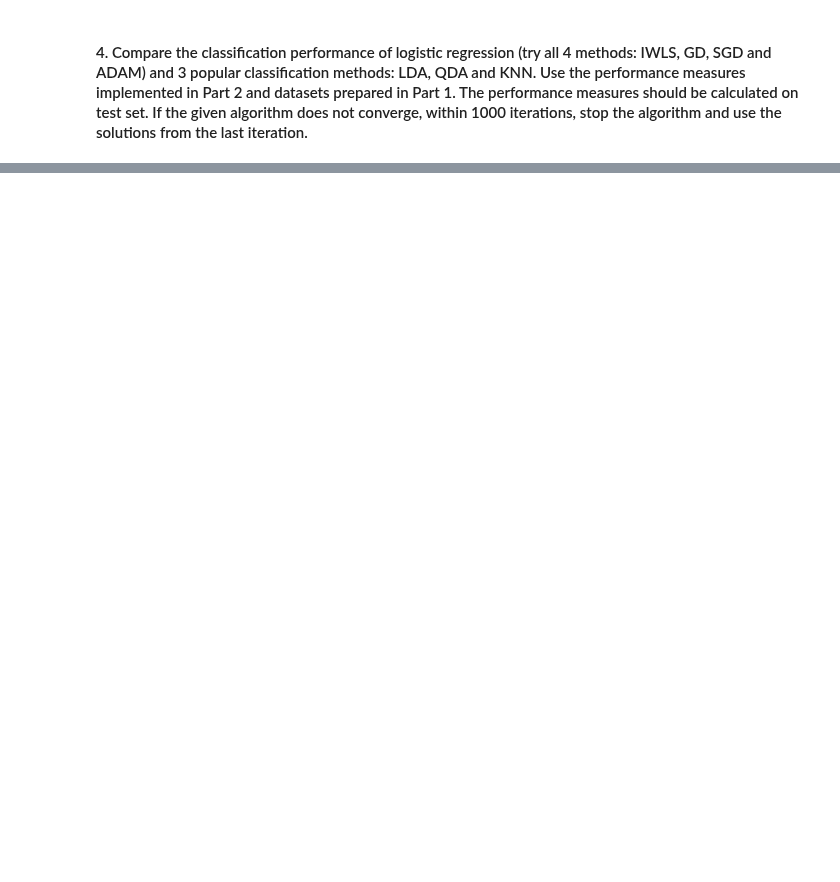
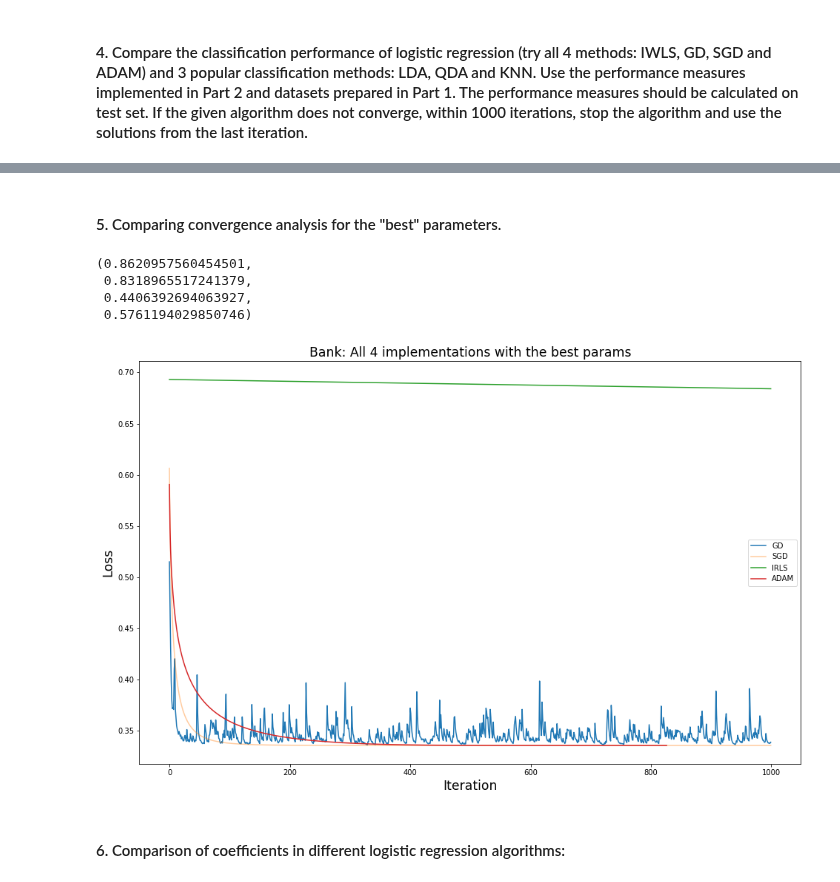
Before and after one commit to pawel99k/AML2022, a Jupyter notebook: Project1/experiments/04_Bank_experiments.ipynb, the cells around one changed output, grey strips where cells are left out. Saved outputs shown, nothing was run; the diff lists cells and outputs as text; code cells hidden in the pictures; blank space fills up the shorter version.

```diff
--- a/Project1/experiments/04_Bank_experiments.ipynb
+++ b/Project1/experiments/04_Bank_experiments.ipynb
@@ -257,14 +305,33 @@ res_test_betas.sort_values(by=['accuracy','F_measure','recall','precision'],asce
 # %% [markdown]
 #### 4. Compare the classification performance of logistic regression (try all 4 methods: IWLS, GD, SGD and ADAM) and 3 popular classification methods: LDA, QDA and KNN. Use the performance measures implemented in Part 2 and datasets prepared in Part 1. The performance measures should be calculated on test set. If the given algorithm does not converge, within 1000 iterations, stop the algorithm and use the solutions from the last iteration.
 # %%
-lr=0.001
 n_epochs=1000
+
+batch_size_gd=0.1 # 10% of training subset
+lr_gd=0.2
+
+lr_sgd=0.00001
+
+lr_adam=0.1
+beta1_adam=0.77
+beta2_adam=0.99
+
 models = {
-    'GD': LogReg(optimization='Gradient Descent', learning_rate=lr, epochs=n_epochs, batch_size=32),
-    'SGD': LogReg(optimization='Stochastic Gradient Descent', learning_rate=lr, epochs=n_epochs),
-    'IRLS': LogReg(optimization='Iterative Reweighted Least Squares', epochs=n_epochs),
-    'ADAM': LogReg(optimization='Adaptive Moment Estimation', epochs=n_epochs, learning_rate=lr, beta_1=0.8,
-                   beta_2=0.98, epsilon=1e-8),
+    'GD': LogReg(optimization='Gradient Descent',
+                 learning_rate=lr_gd,
+                 epochs=n_epochs,
+                 batch_size=batch_size_gd),
+    'SGD': LogReg(optimization='Stochastic Gradient Descent',
+                  learning_rate=lr_sgd,
+                  epochs=n_epochs),
+    'IRLS': LogReg(optimization='Iterative Reweighted Least Squares',
+                   epochs=n_epochs),
+    'ADAM': LogReg(optimization='Adaptive Moment Estimation',
+                   epochs=n_epochs,
+                   learning_rate=lr_adam,
+                   beta_1=beta1_adam,
+                   beta_2=beta2_adam,
+                   epsilon=1e-8),
     'LDA': LinearDiscriminantAnalysis(),
     'QDA': QuadraticDiscriminantAnalysis(),
     'LR': LogisticRegression(max_iter=n_epochs),
@@ -280,0 +358,26 @@ res_final.sort_values(by=['accuracy','f_measure','recall','precision'],ascending
+# %% [markdown]
+#### 5. Comparing convergence analysis for the "best" parameters.
+# %%
+measures.get_measures(models['IRLS'].predict(X_test_3), y_test_3)
+# %% [output]
+(0.8620957560454501,
+ 0.8318965517241379,
+ 0.4406392694063927,
+ 0.5761194029850746)
+# %%
+plt.figure(figsize=(16, 10))
+for model_name, model in models.items():
+    if model_name in ['GD', 'SGD', 'IRLS', 'ADAM']:
+        losses[model_name]=model.get_optimizer_training_losses()
+        a = 0.4 if 'SGD' == model_name else 1
+        plt.plot(range(len(losses[model_name])), losses[model_name], label=model_name, alpha = a)
+plt.title('Bank: All 4 implementations with the best params',fontsize='xx-large')
+plt.xlabel("Iteration",fontsize='xx-large')
+plt.ylabel("Loss",fontsize='xx-large')
+plt.legend()
+plt.savefig('bank_conv_04.svg')
+plt.show()
+# %% [output]
+[figure, added]
+# %% [markdown]
+#### 6. Comparison of coefficients in different logistic regression algorithms:
```
Also changed, not shown: parts of 42 cells of this notebook, 4 other files.
